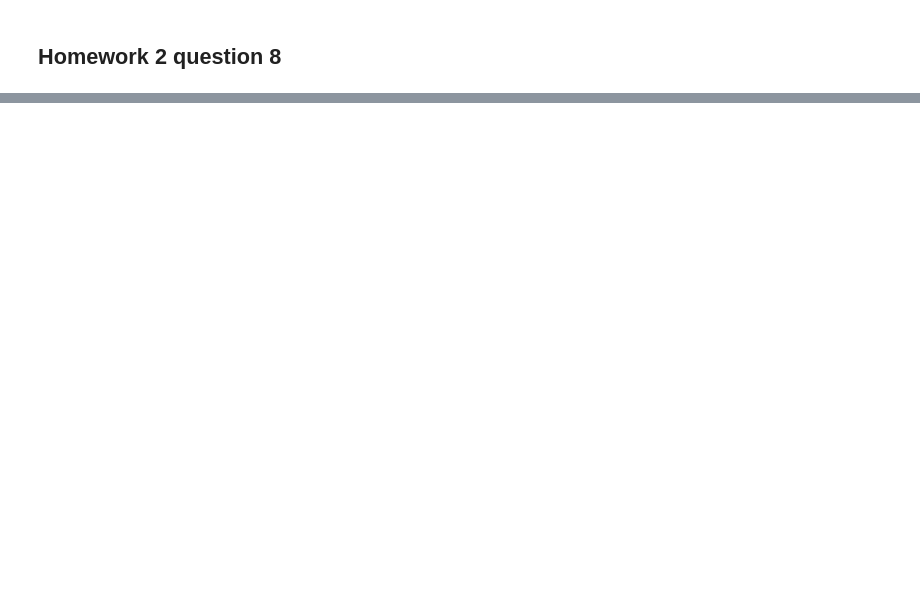
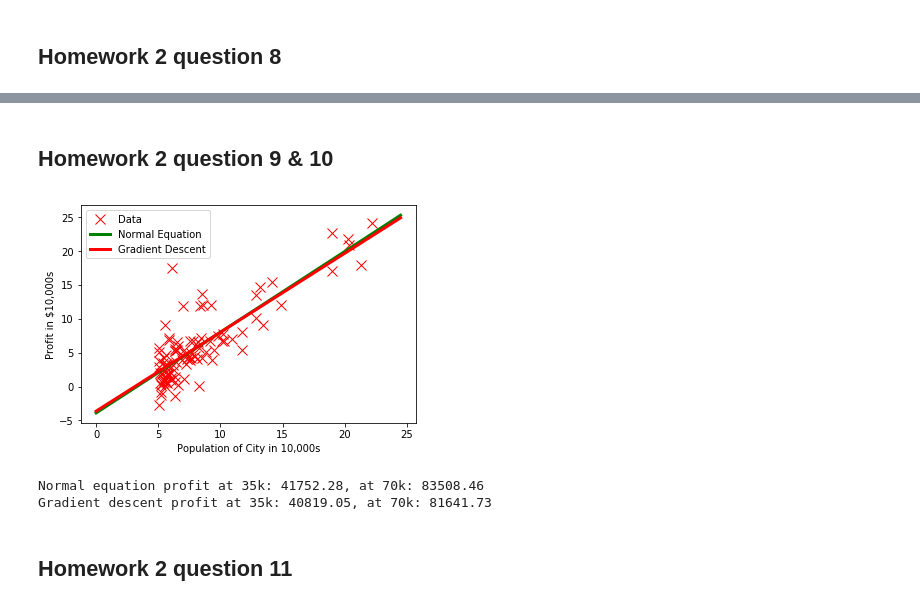
Before and after one commit to kaiwen2times/machine-learning-python, a Jupyter notebook: hw2/hw2.ipynb, the cells around one changed output, grey strips where cells are left out. Saved outputs shown, nothing was run; the diff lists cells and outputs as text; code cells hidden in the pictures; blank space fills up the shorter version.

```diff
--- a/hw2/hw2.ipynb
+++ b/hw2/hw2.ipynb
@@ -52,0 +51,59 @@ alpha = 0.01
+# %% [markdown]
+## Homework 2 question 9 & 10
+# %%
+data = np.loadtxt('ex1data1.txt', delimiter=',')
+X = data[:,0].reshape((-1,1))
+y = data[:,1].reshape((-1,1))
+
+bias = np.ones((X.shape[0],1))
+# form a new matrix[bias xdata]
+M = np.hstack((bias,X))
+
+# normal equation
+w = np.dot(np.dot(np.linalg.inv(np.dot(M.T, M)), M.T), y)
+
+# initialize fitting parameters to zero
+theta_init = np.zeros((2,1))
+
+# some gradient descent settings
+iterations = 1500
+alpha = 0.01
+
+# run gradient descent
+results = gradientDescentLinear(M, y, theta_init, alpha, iterations)
+theta = results[0]
+
+# plot data points
+plt.plot(X, y, 'rx', markersize=10, linewidth=3)
+plt.ylabel('Profit in $10,000s')
+plt.xlabel('Population of City in 10,000s')
+
+plot_x = np.arange(0, 25, 0.5)
+# plot normal equation prediction
+normal_y = plot_x * w[1] + w[0]
+plt.plot(plot_x, normal_y, 'g', linewidth=3)
+
+# plot gradient descent prediction
+gradient_y = plot_x * theta[1] + theta[0]
+plt.plot(plot_x, gradient_y, 'r', linewidth=3)
+
+plt.legend(['Data', 'Normal Equation', 'Gradient Descent'])
+plt.savefig('hw2_q9.png')
+plt.show()
+
+# question 10
+p1 = 35000
+p2 = 70000
+normal_1 = p1 * w[1] + w[0]
+normal_2 = p2 * w[1] + w[0]
+print('Normal equation profit at 35k: %.2f, at 70k: %.2f' % (normal_1, normal_2))
+
+gradient_1 = p1 * theta[1] + theta[0]
+gradient_2 = p2 * theta[1] + theta[0]
+print('Gradient descent profit at 35k: %.2f, at 70k: %.2f' % (gradient_1, gradient_2))
+# %% [output]
+[figure, added]
+Normal equation profit at 35k: 41752.28, at 70k: 83508.46
+Gradient descent profit at 35k: 40819.05, at 70k: 81641.73
+# %% [markdown]
+## Homework 2 question 11
```
Also changed, not shown: parts of 4 cells of this notebook, 4 other files.
